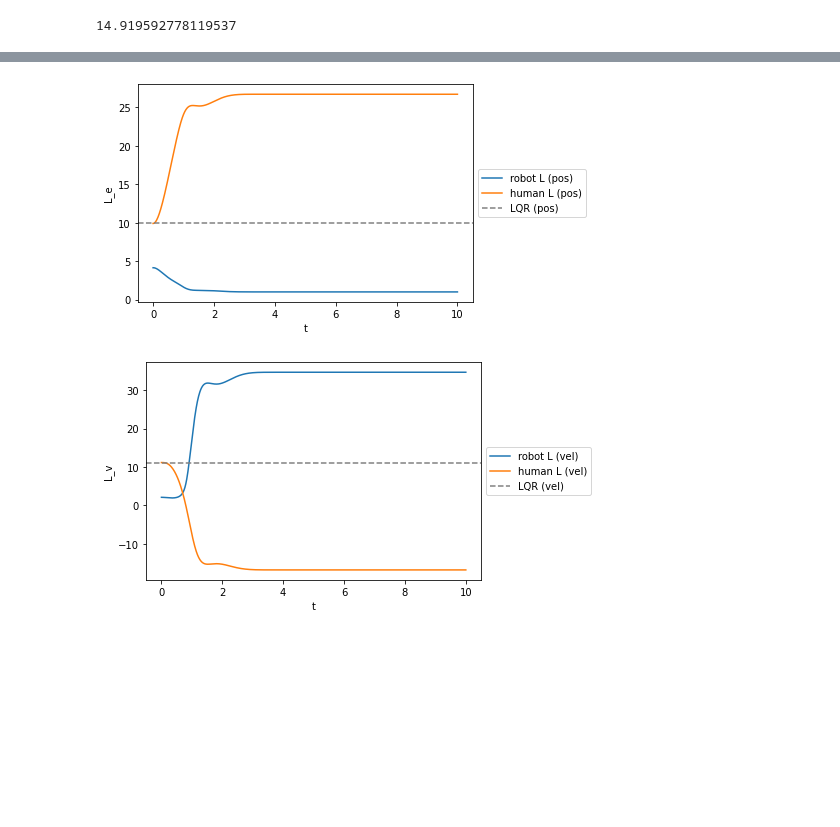
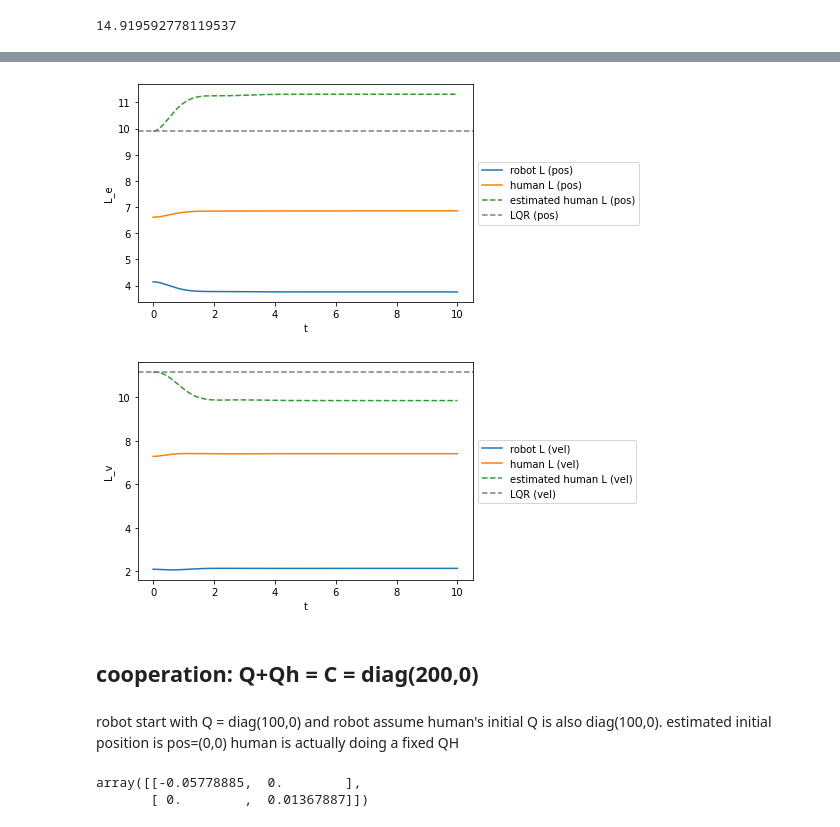
Before and after one commit to hachouuw/546-22Wi-OPT-AC, a Jupyter notebook: Paper_simulations.ipynb, the cells around one changed output, grey strips where cells are left out. Cells and saved outputs as stored; diff of their text form; code cells hidden in the pictures; blank space fills up the shorter version.

```diff
--- a/Paper_simulations.ipynb
+++ b/Paper_simulations.ipynb
@@ -259,28 +284,35 @@ x = np.zeros((int(T/dt)+1,2)) #x[0] = position, x[1] = velocity
 s = np.zeros((int(T/dt)+1,2)) #state, s = x-xd
 s[0] = np.array([x[0,0]-xd,x[0,1]]) #get position and velocity, form the state s
 sh = np.zeros((int(T/dt)+1,2)) #estimated state
+sh[0] = np.array([x[0,0]-xd,x[0,1]])
 # sh[0] = np.array([-0.1,0])#-0.1*np.random.rand(2)
 se = np.zeros((int(T/dt)+1,2)) #state estimation error
 u = np.zeros((int(T/dt),1)) #robot and human inputs
+uH = np.zeros((int(T/dt),1)) #robot and human inputs
 uHh = np.zeros((int(T/dt),1)) #robot and human inputs
 
 Q = dt * np.array([[100,0],[0,0]])  #robot running state cost, time-invariant
-QHh = np.zeros((int(T/dt),2,2))  #estimate human running state cost, time-variant
+QH = dt * np.array([[100,0],[0,0]])  #human running state cost, time-invariant
+QHh = np.zeros((int(T/dt),2,2))  #robot estimate human running state cost, time-variant
 QHh[0] = dt * np.array([[100,0],[0,0]])
 R = dt * np.array([[1]]) # running control cost
 
 P = np.zeros((int(T/dt),2,2)) #robot P that solves the riccati eqn
+PH = np.zeros((int(T/dt),2,2)) #robot P that solves the riccati eqn
+
 PHh = np.zeros((int(T/dt)+1,2,2)) #human P that solves the riccati eqn
 PHh[0] = la.solve_discrete_are(A,B,QHh[0],R)
 L = np.zeros((int(T/dt),1,2))
+LH = np.zeros((int(T/dt),1,2))
 LHh = np.zeros((int(T/dt),1,2))
 
 c = np.zeros((int(T/dt),1))
 cH = np.zeros((int(T/dt),1))
+cHh = np.zeros((int(T/dt),1))
 
 #set Gamma and alpha
 G = dt*np.array([[10,0],[0,1]]) #Gamma, observer gain
-a = 10**4 #learning rate
+a = 10**3 #learning rate
 # %%
 for t in range(int(T/dt)):
     # (1) closed loop system observer
@@ -305,10 +337,16 @@ for t in range(int(T/dt)):
     QHh[t] = PHh[t] - AH.T@PHh[t]@AH + AH.T@PHh[t]@B@ (la.inv(R+B.T@PHh[t]@B)) @B.T@PHh[t]@AH #output
     # if CT: QHh[t] = PHh[t]@B@B.T@PHh[t] - AH.T@PHh[t] - PHh[t]@AH
 
+    #what human is actually doing:
+    PH[t] = la.solve_discrete_are(AH,B,QH,R)
+    LH[t] = (la.inv(R+B.T@PH[t]@B))@(B.T@PH[t]@AH) #if CT: np.dot (B.T , P[t])
+    uH[t] = -np.dot(LH[t],s[t]) #output
+
     #costs
     c[t] = np.dot(np.dot(s[t],Q),s[t]) + np.dot(np.dot(u[t],R),u[t]) #machine cost
-    cH[t] = np.dot(np.dot(s[t],QHh[t]),s[t]) + np.dot(np.dot(uHh[t],R),uHh[t])  #human cost
+    cH[t] = np.dot(np.dot(s[t],QH),s[t]) + np.dot(np.dot(uH[t],R),uH[t])  #estimated human cost
+    cHh[t] = np.dot(np.dot(s[t],QHh[t]),s[t]) + np.dot(np.dot(uHh[t],R),uHh[t])  #estimated human cost
 
     # calculate next state
-    s[t+1] = np.dot(A,s[t]) + np.dot(B, u[t]+uHh[t])
+    s[t+1] = np.dot(A,s[t]) + np.dot(B, u[t]+uH[t])
 # %%
@@ -349,19 +393,21 @@ plt.show()
 # %%
 plt.plot(t_,L[:,:,0], label= 'robot L (pos)')
-plt.plot(t_,LHh[:,:,0], label= 'human L (pos)')
+plt.plot(t_,LH[:,:,0], label= 'human L (pos)')
+plt.plot(t_,LHh[:,:,0],'--', label= 'estimated human L (pos)')
 plt.axhline(y=K[0,0], color='grey', linestyle='--', label= 'LQR (pos)')
 plt.ylabel('L_e')
 plt.xlabel('t')
 plt.legend(loc='center left', bbox_to_anchor=(1, 0.5))
 plt.show()
 
 plt.plot(t_,L[:,:,1],  label= 'robot L (vel)')
-plt.plot(t_,LHh[:,:,1], label= 'human L (vel)')
+plt.plot(t_,LH[:,:,1], label= 'human L (vel)')
+plt.plot(t_,LHh[:,:,1], '--',label= 'estimated human L (vel)')
 plt.axhline(y=K[0,1], color='grey', linestyle='--', label= 'LQR (vel)')
 plt.ylabel('L_v')
 plt.xlabel('t')
 plt.legend(loc='center left', bbox_to_anchor=(1, 0.5))
 plt.show()
 # %% [output]
-[figure, old version]
+[figure, new version]
-[figure, old version]
+[figure, new version]
@@ -367,0 +424,5 @@ plt.show()
+# %% [markdown]
+## cooperation: Q+Qh = C = diag(200,0)
+# %% [markdown]
+robot start with Q = diag(100,0) and robot assume human's initial Q is also diag(100,0). estimated initial position is pos=(0,0)
+human is actually doing a fixed QH
@@ -367,0 +516,8 @@ plt.show()
+# %%
+# cooperation, update a new robot Q, then run the above algorithm again
+# Q = C - QHh[-1]
+Q = np.array([[dt*200 - QHh[-1,0,0],0],[0,QHh[-1,1,1]]])
+Q
+# %% [output]
+array([[-0.05778885,  0.        ],
+       [ 0.        ,  0.01367887]])
```
Also changed, not shown: parts of 21 cells of this notebook.
